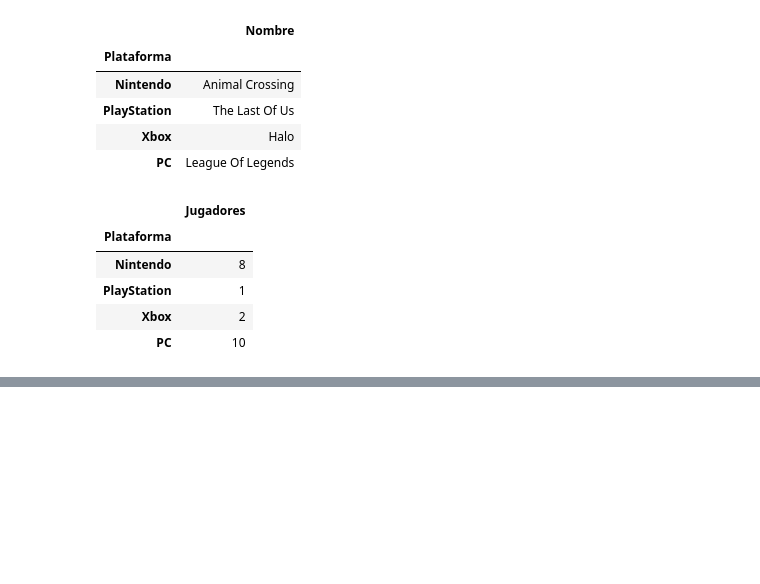
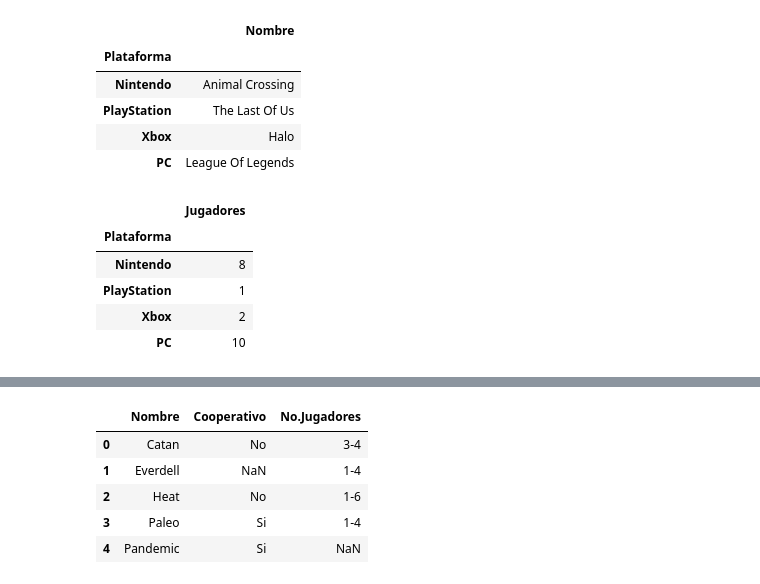
Before and after one commit to AlanDeltax/repositorio-prueba, a Jupyter notebook: PruebasPandas.ipynb, the cells around one changed output, grey strips where cells are left out. Saved outputs shown, nothing was run; the diff lists cells and outputs as text; code cells hidden in the pictures; blank space fills up the shorter version.

```diff
--- a/PruebasPandas.ipynb
+++ b/PruebasPandas.ipynb
@@ -336,0 +346,13 @@ Juegos = pd.concat([Juegos1, Juegos2]), axis=1
+# %%
+JuegosMesa1 = pd.DataFrame({'Nombre':['Pandemic', 'Catan', 'Heat', 'Paleo'], 'Cooperativo':['Si','No','No','Si']})
+JuegosMesa2 = pd.DataFrame({'Nombre':['Everdell', 'Catan', 'Heat', 'Paleo'], 'No.Jugadores':['1-4','3-4','1-6','1-4']})
+# %%
+JuegosMesa = pd.merge(JuegosMesa1, JuegosMesa2, on='Nombre', how='outer')
+JuegosMesa
+# %% [output]
+|  | Nombre | Cooperativo | No.Jugadores |
+| 0 | Catan | No | 3-4 |
+| 1 | Everdell | NaN | 1-4 |
+| 2 | Heat | No | 1-6 |
+| 3 | Paleo | Si | 1-4 |
+| 4 | Pandemic | Si | NaN |
```
Also changed, not shown: parts of 3 cells of this notebook.
